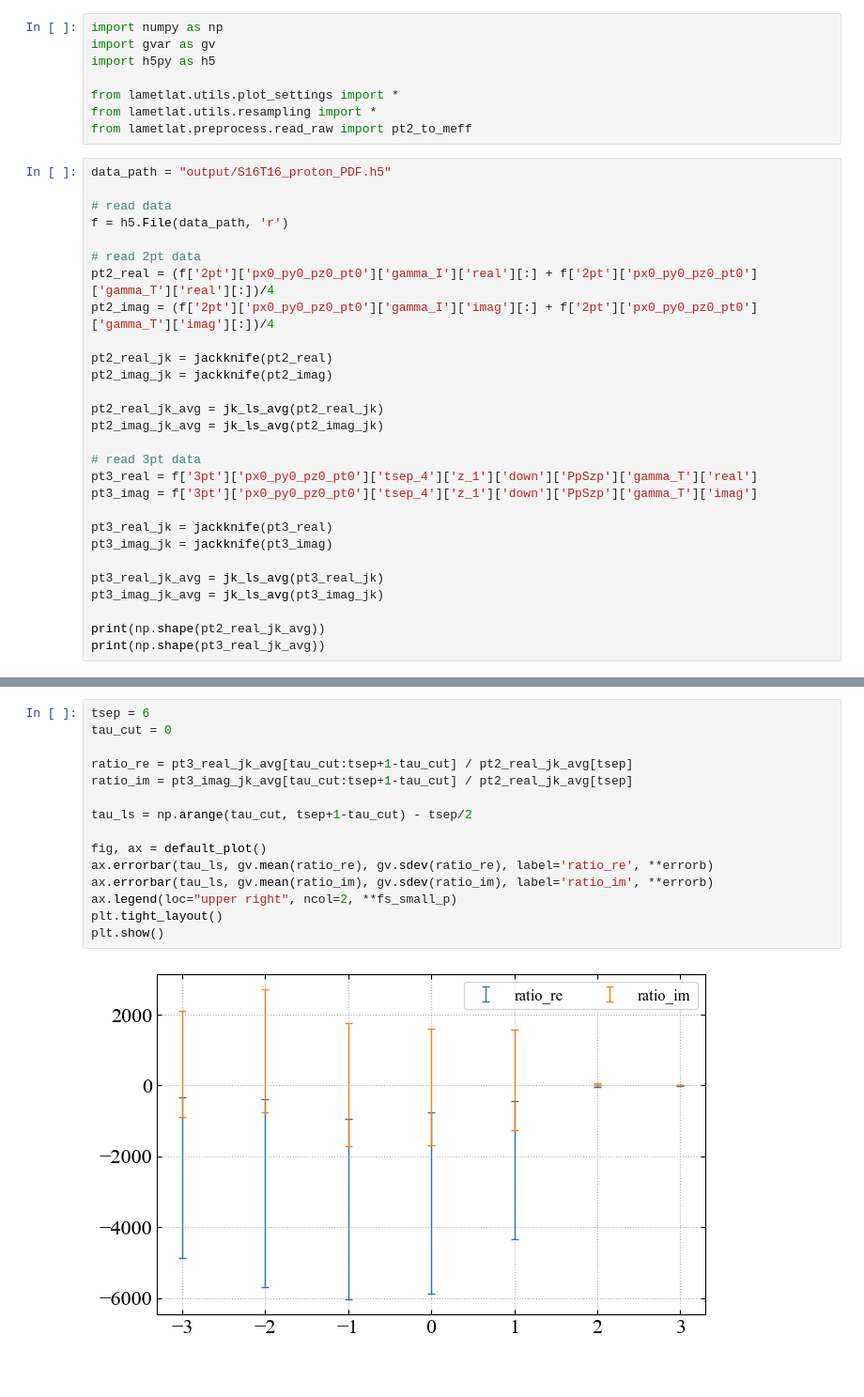
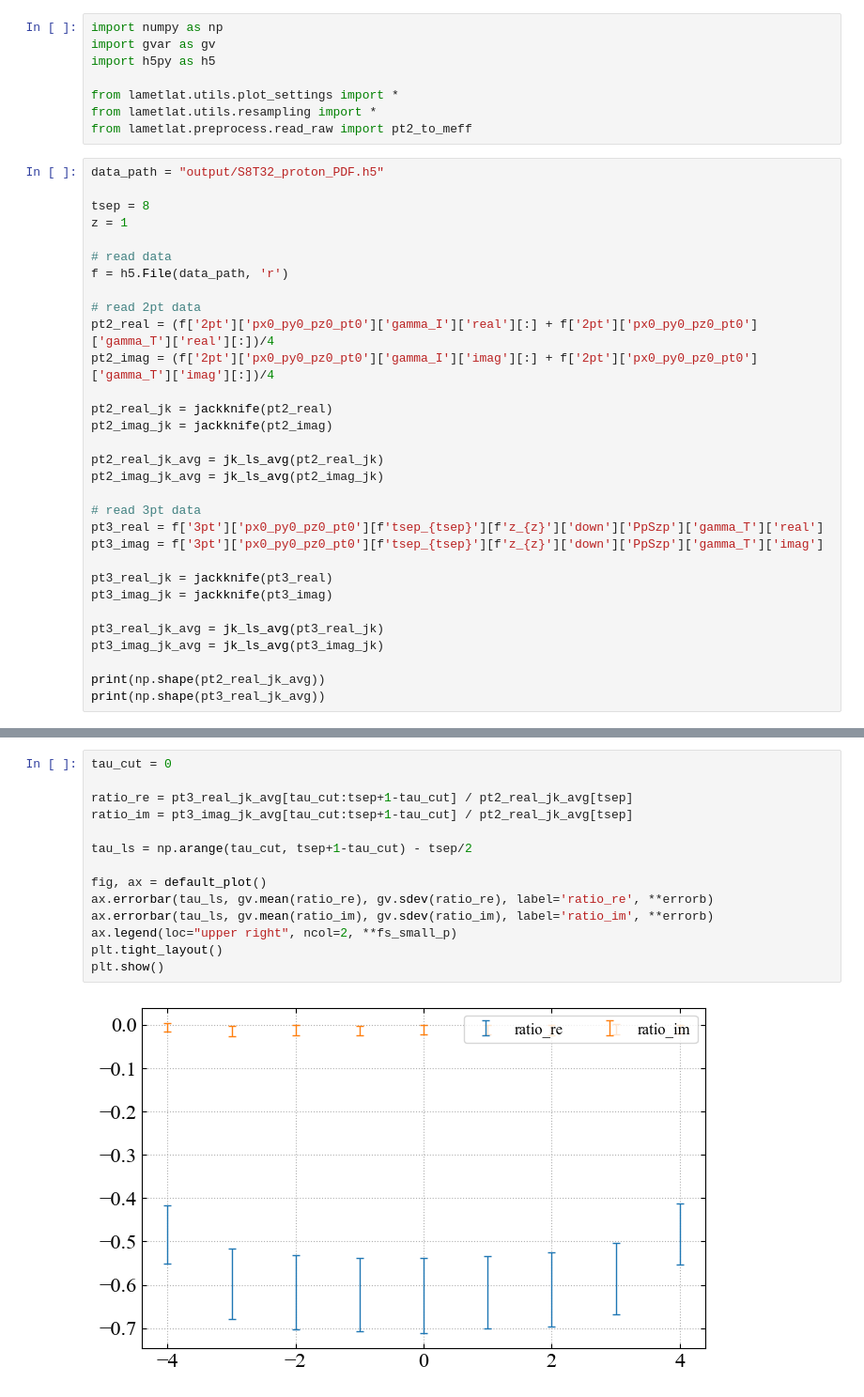
Before and after one commit to Greyyy-HJC/gpt_benchmark, a Jupyter notebook: examples/proton_qpdf/read.ipynb, the cells around one changed output, grey strips where cells are left out. Shown: that part at 94% size. Drawn from its saved outputs; the diff is of its cells as text.

Commit message:
done proton qpdf with point src

```diff
--- a/examples/proton_qpdf/read.ipynb
+++ b/examples/proton_qpdf/read.ipynb
@@ -7,7 +7,10 @@ from lametlat.utils.plot_settings import *
 from lametlat.utils.resampling import *
 from lametlat.preprocess.read_raw import pt2_to_meff
 # %%
-data_path = "output/S16T16_proton_PDF.h5"
+data_path = "output/S8T32_proton_PDF.h5"
+
+tsep = 8
+z = 1
 
 # read data
 f = h5.File(data_path, 'r')
@@ -23,8 +26,8 @@ pt2_real_jk_avg = jk_ls_avg(pt2_real_jk)
 pt2_imag_jk_avg = jk_ls_avg(pt2_imag_jk)
 
 # read 3pt data
-pt3_real = f['3pt']['px0_py0_pz0_pt0']['tsep_4']['z_1']['down']['PpSzp']['gamma_T']['real']
-pt3_imag = f['3pt']['px0_py0_pz0_pt0']['tsep_4']['z_1']['down']['PpSzp']['gamma_T']['imag']
+pt3_real = f['3pt']['px0_py0_pz0_pt0'][f'tsep_{tsep}'][f'z_{z}']['down']['PpSzp']['gamma_T']['real']
+pt3_imag = f['3pt']['px0_py0_pz0_pt0'][f'tsep_{tsep}'][f'z_{z}']['down']['PpSzp']['gamma_T']['imag']
 
 pt3_real_jk = jackknife(pt3_real)
 pt3_imag_jk = jackknife(pt3_imag)
@@ -50,17 +53,16 @@ plt.show()
 # %%
-tsep = 6
 tau_cut = 0
 
 ratio_re = pt3_real_jk_avg[tau_cut:tsep+1-tau_cut] / pt2_real_jk_avg[tsep]
 ratio_im = pt3_imag_jk_avg[tau_cut:tsep+1-tau_cut] / pt2_real_jk_avg[tsep]
 
 tau_ls = np.arange(tau_cut, tsep+1-tau_cut) - tsep/2
 
 fig, ax = default_plot()
 ax.errorbar(tau_ls, gv.mean(ratio_re), gv.sdev(ratio_re), label='ratio_re', **errorb)
 ax.errorbar(tau_ls, gv.mean(ratio_im), gv.sdev(ratio_im), label='ratio_im', **errorb)
 ax.legend(loc="upper right", ncol=2, **fs_small_p)
 plt.tight_layout()
 plt.show()
 # %% [output]
-[figure, old version]
+[figure, new version]
```
Also changed, not shown: parts of 2 cells of this notebook, 11 other files.
